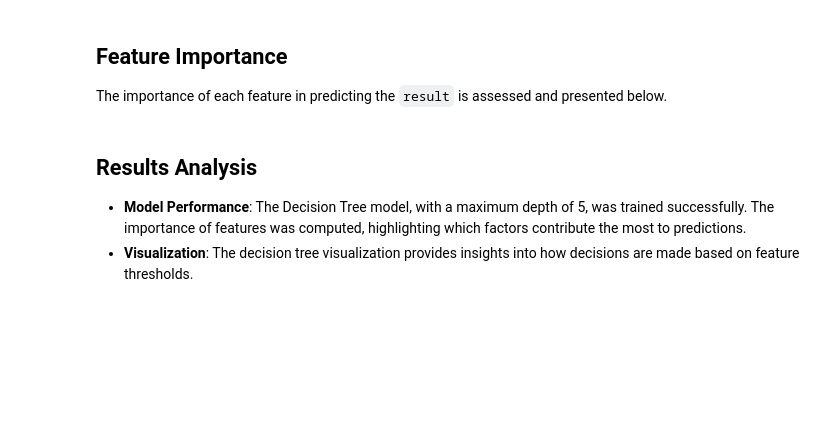
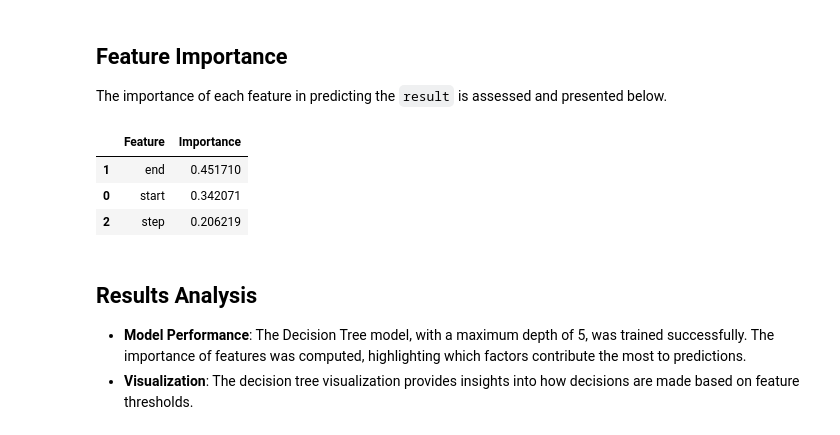
Before and after one commit to Dyskal/repro, a Jupyter notebook: Decision_Tree_Regression_Lab_Report.ipynb, the cells around one changed output. Drawn from its saved outputs; the diff is of its cells as text; code cells hidden in the pictures; blank space fills up the shorter version.

```diff
--- a/Decision_Tree_Regression_Lab_Report.ipynb
+++ b/Decision_Tree_Regression_Lab_Report.ipynb
@@ -25,7 +31,7 @@ The target variable is defined as:
 # %%
 # Define features (X) and target (y)
 X = df[['start', 'end', 'step']]
-y = df['result']
+Y = df['result']
 # %% [markdown]
 ## Data Splitting
 We split the dataset into training and testing sets to evaluate the performance of our model effectively.
@@ -33,7 +39,7 @@ We split the dataset into training and testing sets to evaluate the performance
 from sklearn.model_selection import train_test_split
 
 # Split into training and testing sets
-X_train, X_test, y_train, y_test = train_test_split(X, y, test_size=0.2, random_state=42)
+X_train, X_test, Y_train, Y_test = train_test_split(X, Y, test_size=0.2, random_state=42)
 # %% [markdown]
 ## Model Training
 We train a Decision Tree Regressor on the training dataset.
@@ -42,4 +48,4 @@ from sklearn.tree import DecisionTreeRegressor
 
 # Train decision tree regressor
 tree_model = DecisionTreeRegressor(max_depth=5, random_state=42)
-tree_model.fit(X_train, y_train)
+tree_model.fit(X_train, Y_train)
@@ -60,7 +70,12 @@ The importance of each feature in predicting the `result` is assessed and presen
 # %%
 # Feature importance
 importance_df = pd.DataFrame({'Feature': ['start', 'end', 'step'], 'Importance': tree_model.feature_importances_})
-print(importance_df.sort_values(by='Importance', ascending=False))
+importance_df.sort_values(by='Importance', ascending=False)
+# %% [output]
+|  | Feature | Importance |
+| 1 | end | 0.451710 |
+| 0 | start | 0.342071 |
+| 2 | step | 0.206219 |
 # %% [markdown]
 ## Results Analysis
 - **Model Performance**: The Decision Tree model, with a maximum depth of 5, was trained successfully. The importance of features was computed, highlighting which factors contribute the most to predictions.
```
Also changed, not shown: parts of 3 cells of this notebook, 3 other files.
